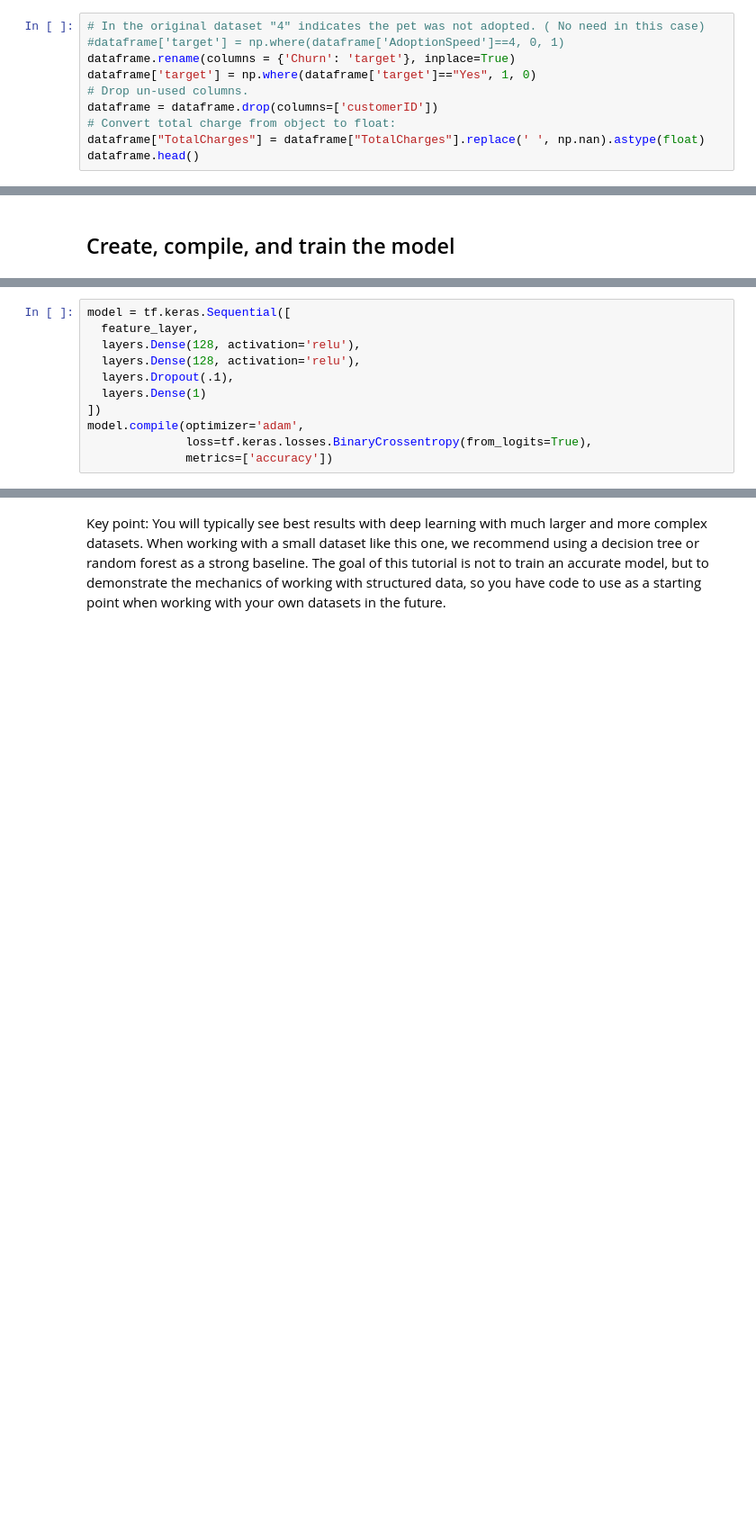
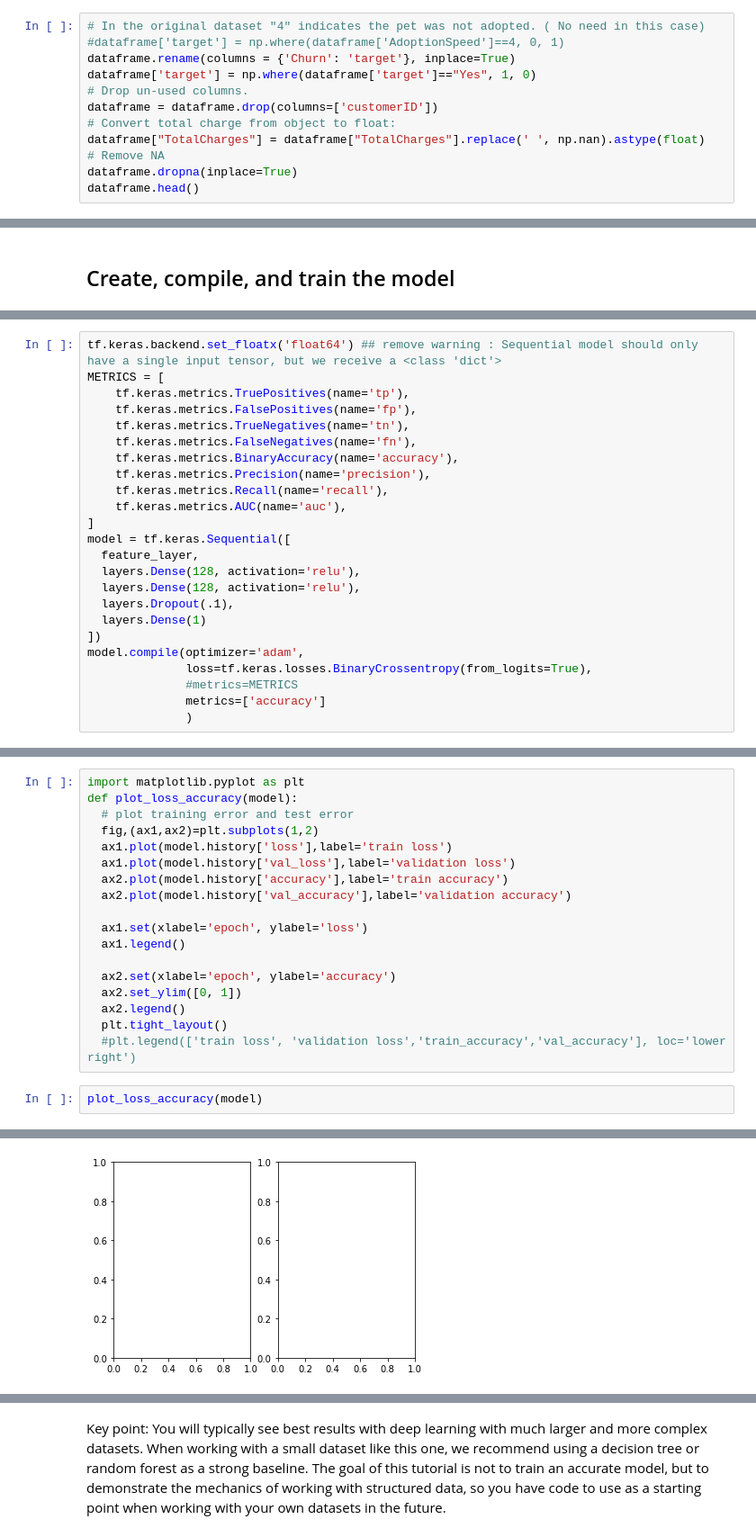
Before and after one commit to duybluemind1988/project_py, a Jupyter notebook: Churn/Churn_TF.ipynb, the cells around one changed output, grey strips where cells are left out. Shown: that part at 90% size. Cells and saved outputs as stored; diff of their text form; blank space fills up the shorter version.

```diff
--- a/Churn/Churn_TF.ipynb
+++ b/Churn/Churn_TF.ipynb
@@ -53,6 +53,8 @@ dataframe['target'] = np.where(dataframe['target']=="Yes", 1, 0)
 dataframe = dataframe.drop(columns=['customerID'])
 # Convert total charge from object to float:
 dataframe["TotalCharges"] = dataframe["TotalCharges"].replace(' ', np.nan).astype(float)
+# Remove NA
+dataframe.dropna(inplace=True)
 dataframe.head()
 # %% [output]
 |  | gender | SeniorCitizen | Partner | Dependents | tenure | PhoneService | MultipleLines | InternetService | ... |
@@ -414,5 +365,16 @@ target                int32
 dtype: object
 # %%
+tf.keras.backend.set_floatx('float64') ## remove warning : Sequential model should only have a single input tensor, but we receive a <class 'dict'>
+METRICS = [
+    tf.keras.metrics.TruePositives(name='tp'),
+    tf.keras.metrics.FalsePositives(name='fp'),
+    tf.keras.metrics.TrueNegatives(name='tn'),
+    tf.keras.metrics.FalseNegatives(name='fn'),
+    tf.keras.metrics.BinaryAccuracy(name='accuracy'),
+    tf.keras.metrics.Precision(name='precision'),
+    tf.keras.metrics.Recall(name='recall'),
+    tf.keras.metrics.AUC(name='auc'),
+]
 model = tf.keras.Sequential([
   feature_layer,
   layers.Dense(128, activation='relu'),
@@ -422,4 +384,6 @@ model = tf.keras.Sequential([
 ])
 model.compile(optimizer='adam',
               loss=tf.keras.losses.BinaryCrossentropy(from_logits=True),
-              metrics=['accuracy'])
+              #metrics=METRICS
+              metrics=['accuracy']
+              )
@@ -454,0 +418,21 @@ Epoch 10/10
+# %%
+import matplotlib.pyplot as plt
+def plot_loss_accuracy(model):
+  # plot training error and test error
+  fig,(ax1,ax2)=plt.subplots(1,2)
+  ax1.plot(model.history['loss'],label='train loss')
+  ax1.plot(model.history['val_loss'],label='validation loss')
+  ax2.plot(model.history['accuracy'],label='train accuracy')
+  ax2.plot(model.history['val_accuracy'],label='validation accuracy')
+
+  ax1.set(xlabel='epoch', ylabel='loss')
+  ax1.legend()
+
+  ax2.set(xlabel='epoch', ylabel='accuracy')
+  ax2.set_ylim([0, 1])
+  ax2.legend()
+  plt.tight_layout()
+  #plt.legend(['train loss', 'validation loss','train_accuracy','val_accuracy'], loc='lower right')
+# %%
+plot_loss_accuracy(model)
+# %% [output]
@@ -455,3 +440,4 @@ Epoch 10/10
+[figure, added]
 # %%
 loss, accuracy = model.evaluate(test_ds)
 print("Accuracy", accuracy)
```
Also changed, not shown: parts of 26 cells of this notebook.
